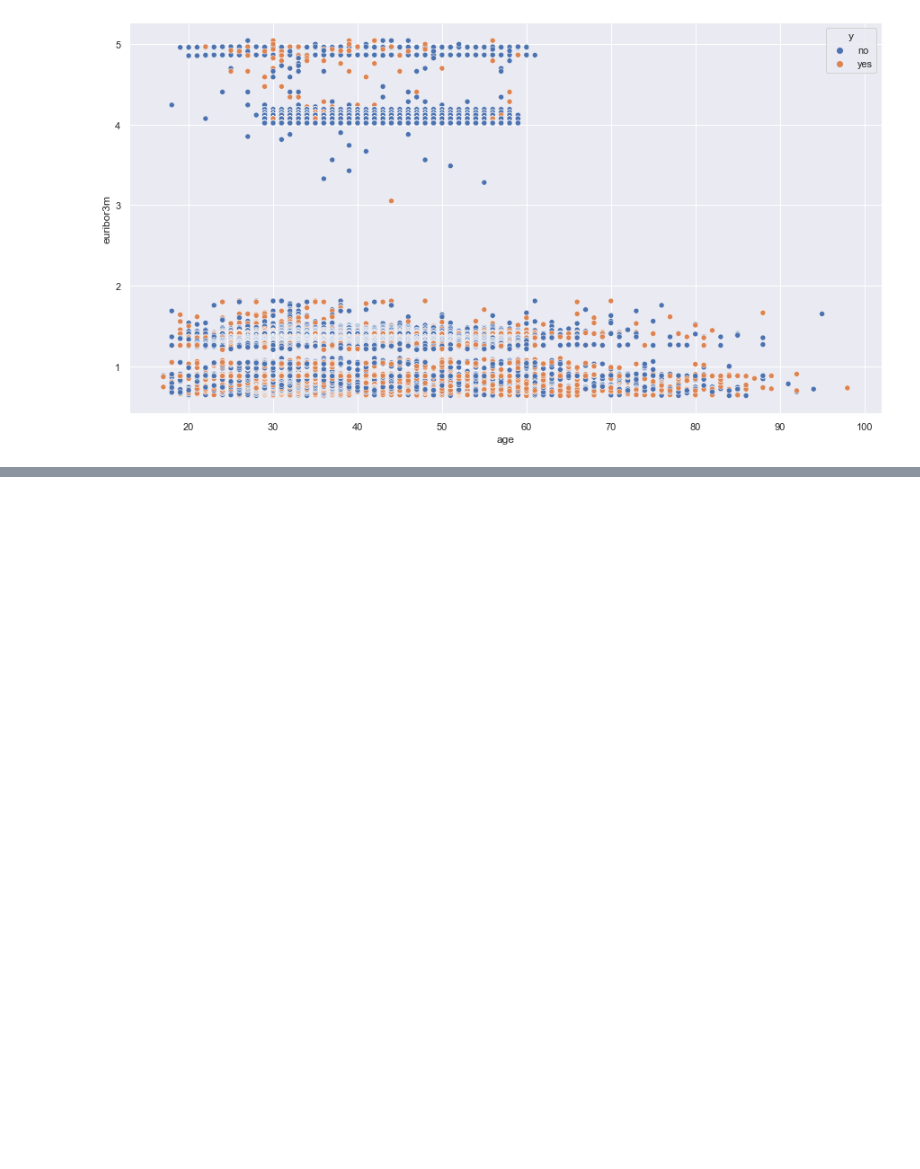
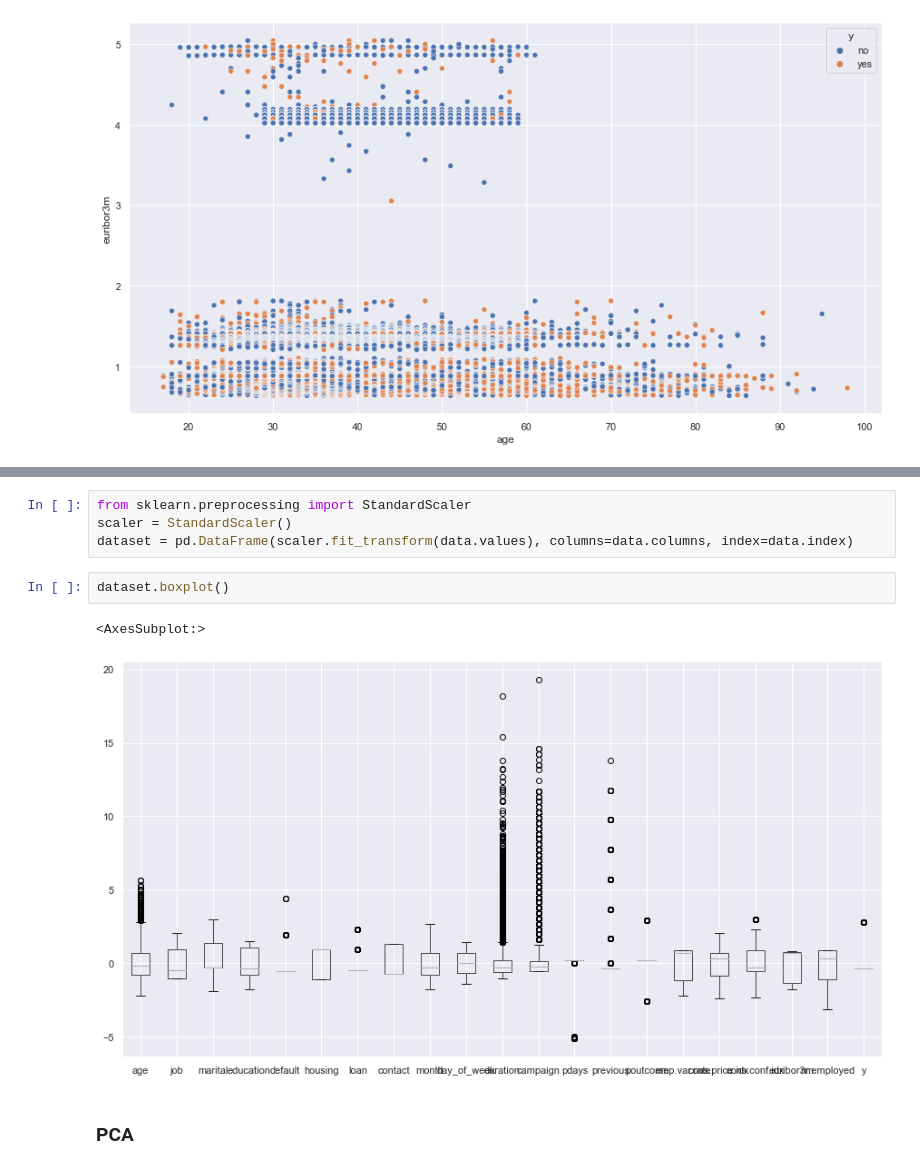
Before and after one commit to marek-dalida/bank-marketing-analysis, a Jupyter notebook: bank-marketing.ipynb, the cells around one changed output, grey strips where cells are left out. Drawn from its saved outputs; the diff is of its cells as text; blank space fills up the shorter version.

Commit message:
bump notebook - preprocessing phase 2

```diff
--- a/bank-marketing.ipynb
+++ b/bank-marketing.ipynb
@@ -137,0 +408,11 @@ sns.scatterplot(x="age", y="euribor3m", hue="y", data=data)
+# %%
+from sklearn.preprocessing import StandardScaler
+scaler = StandardScaler()
+dataset = pd.DataFrame(scaler.fit_transform(data.values), columns=data.columns, index=data.index)
+# %%
+dataset.boxplot()
+# %% [output]
+<AxesSubplot:>
+[figure, added]
+# %% [markdown]
+### PCA
```
Also changed, not shown: parts of 32 cells of this notebook.
